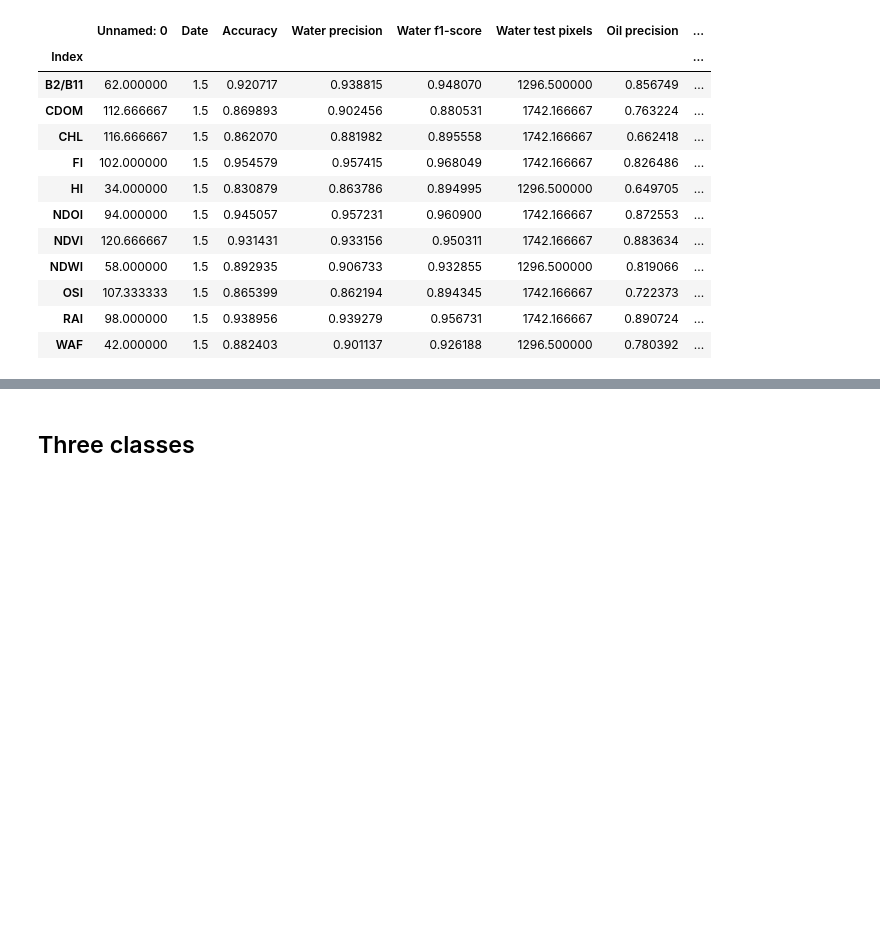
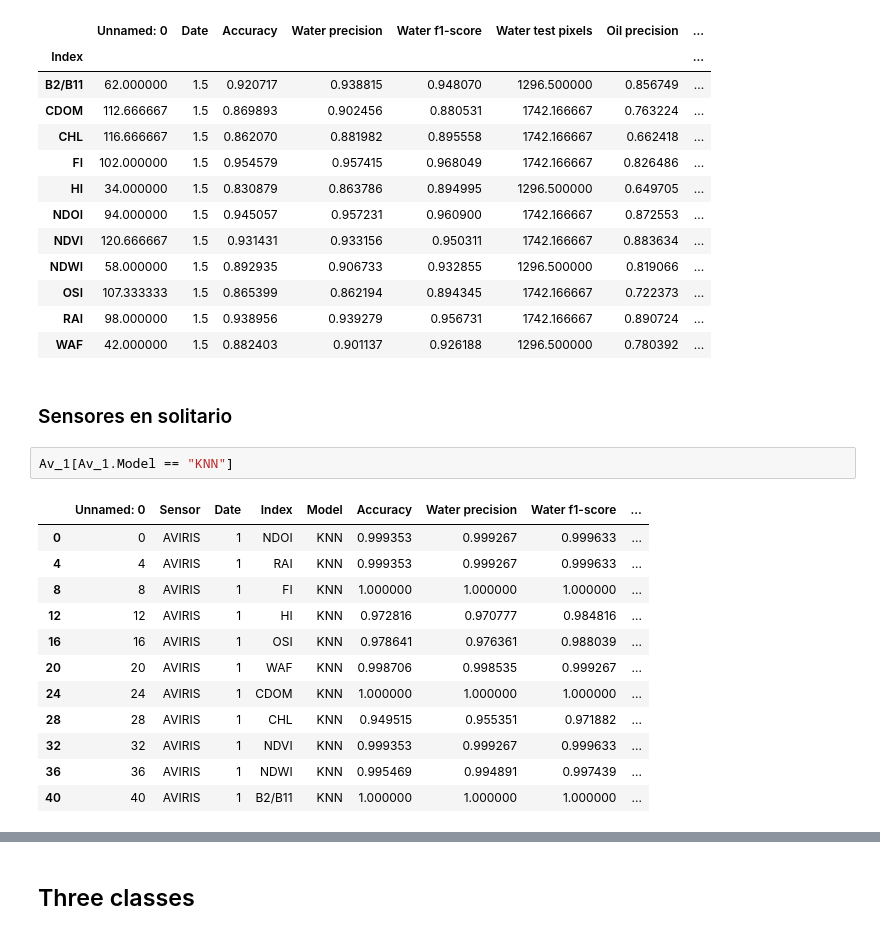
Before and after one commit to AmbarJade/NDOI-index, a Jupyter notebook: Error_representation.ipynb, the cells around one changed output, grey strips where cells are left out. Drawn from its saved outputs; the diff is of its cells as text; blank space fills up the shorter version.

Commit message:
Sensor errors

```diff
--- a/Error_representation.ipynb
+++ b/Error_representation.ipynb
@@ -124,3 +124,20 @@ df[df.Model == 'KNN'].groupby('Index').mean()
 | OSI | 107.333333 | 1.5 | 0.865399 | 0.862194 | 0.894345 | 1742.166667 | 0.722373 | ... |
 | RAI | 98.000000 | 1.5 | 0.938956 | 0.939279 | 0.956731 | 1742.166667 | 0.890724 | ... |
 | WAF | 42.000000 | 1.5 | 0.882403 | 0.901137 | 0.926188 | 1296.500000 | 0.780392 | ... |
+# %% [markdown]
+### Sensores en solitario
+# %%
+Av_1[Av_1.Model == "KNN"]
+# %% [output]
+|  | Unnamed: 0 | Sensor | Date | Index | Model | Accuracy | Water precision | Water f1-score | ... |
+| 0 | 0 | AVIRIS | 1 | NDOI | KNN | 0.999353 | 0.999267 | 0.999633 | ... |
+| 4 | 4 | AVIRIS | 1 | RAI | KNN | 0.999353 | 0.999267 | 0.999633 | ... |
+| 8 | 8 | AVIRIS | 1 | FI | KNN | 1.000000 | 1.000000 | 1.000000 | ... |
+| 12 | 12 | AVIRIS | 1 | HI | KNN | 0.972816 | 0.970777 | 0.984816 | ... |
+| 16 | 16 | AVIRIS | 1 | OSI | KNN | 0.978641 | 0.976361 | 0.988039 | ... |
+| 20 | 20 | AVIRIS | 1 | WAF | KNN | 0.998706 | 0.998535 | 0.999267 | ... |
+| 24 | 24 | AVIRIS | 1 | CDOM | KNN | 1.000000 | 1.000000 | 1.000000 | ... |
+| 28 | 28 | AVIRIS | 1 | CHL | KNN | 0.949515 | 0.955351 | 0.971882 | ... |
+| 32 | 32 | AVIRIS | 1 | NDVI | KNN | 0.999353 | 0.999267 | 0.999633 | ... |
+| 36 | 36 | AVIRIS | 1 | NDWI | KNN | 0.995469 | 0.994891 | 0.997439 | ... |
+| 40 | 40 | AVIRIS | 1 | B2/B11 | KNN | 1.000000 | 1.000000 | 1.000000 | ... |
```
Also changed, not shown: parts of 9 cells of this notebook.
